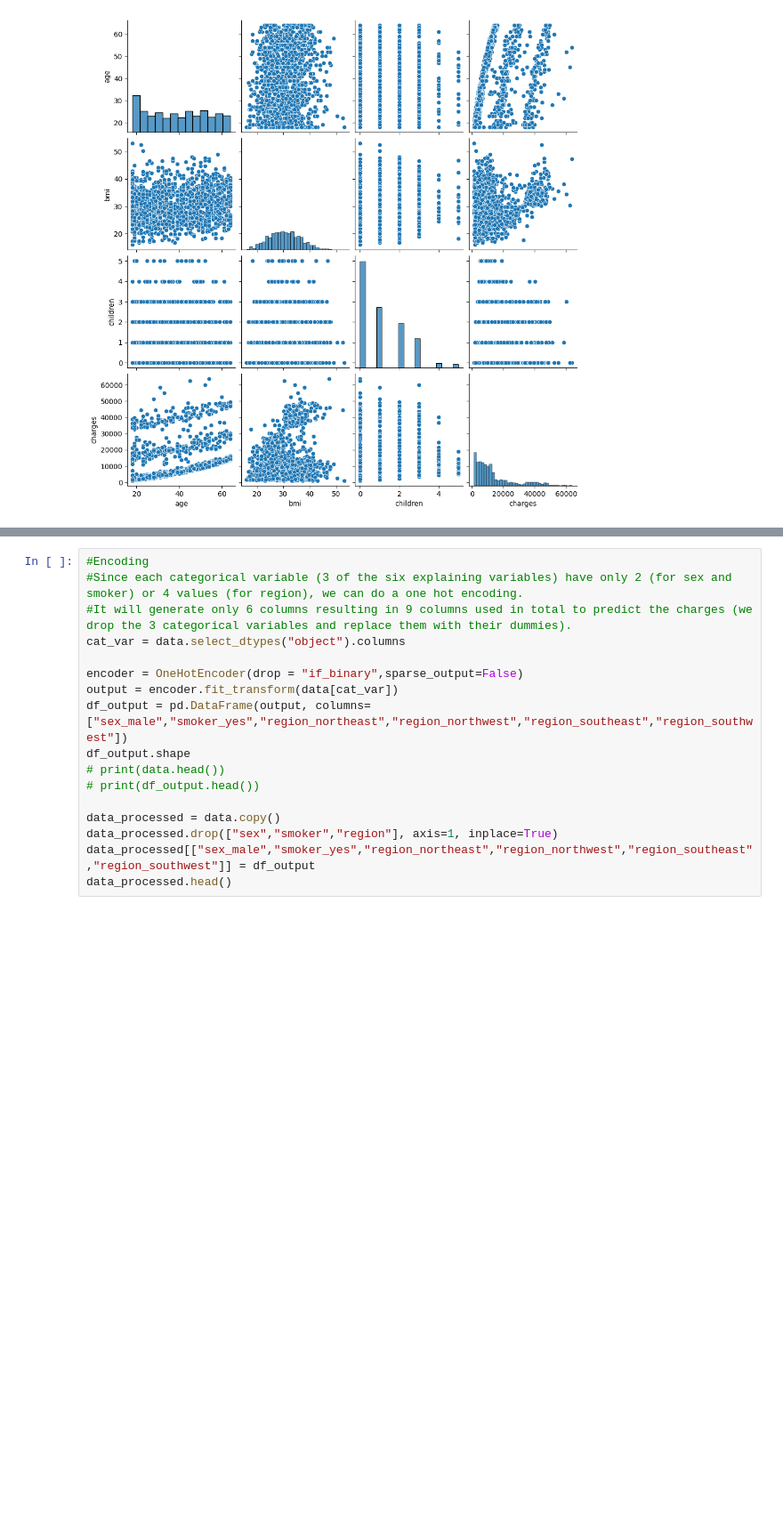
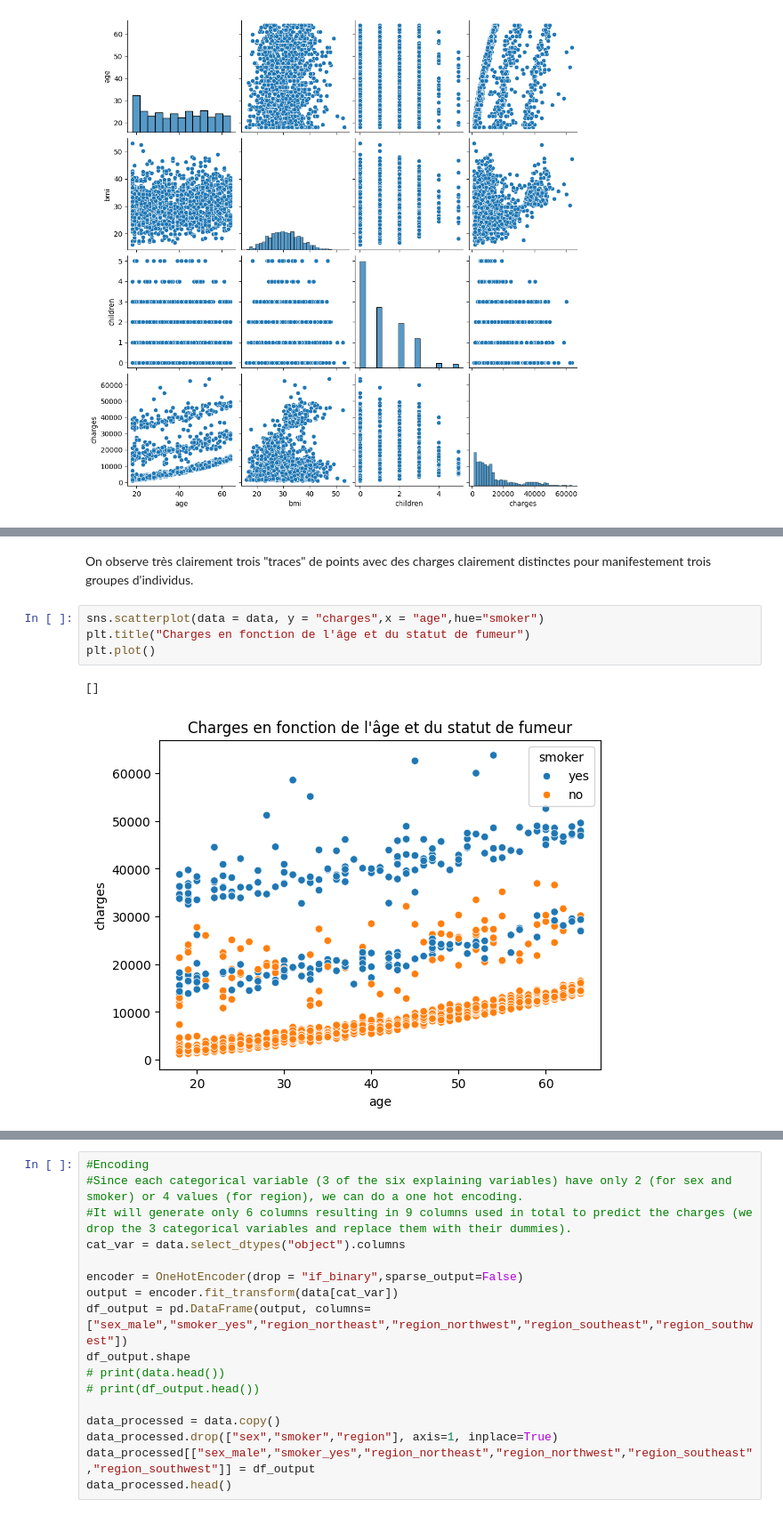
Before and after one commit to ultac/Projet-GLM, a Jupyter notebook: Prepocessing.ipynb, the cells around one changed output, grey strips where cells are left out. Shown at 89% size. Saved outputs shown, nothing was run; the diff lists cells and outputs as text; blank space fills up the shorter version.

```diff
--- a/Prepocessing.ipynb
+++ b/Prepocessing.ipynb
@@ -108,0 +116,9 @@ Name: charges, dtype: float64
+# %% [markdown]
+On observe très clairement trois "traces" de points avec des charges clairement distinctes pour manifestement trois groupes d'individus.
+# %%
+sns.scatterplot(data = data, y = "charges",x = "age",hue="smoker")
+plt.title("Charges en fonction de l'âge et du statut de fumeur")
+plt.plot()
+# %% [output]
+[]
+[figure, added]
```
Also changed, not shown: parts of 20 cells of this notebook.
